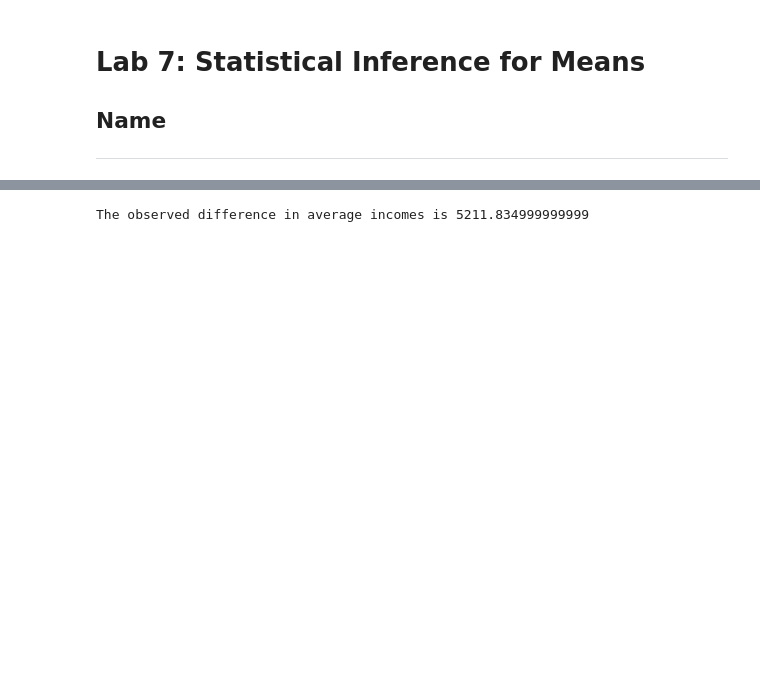
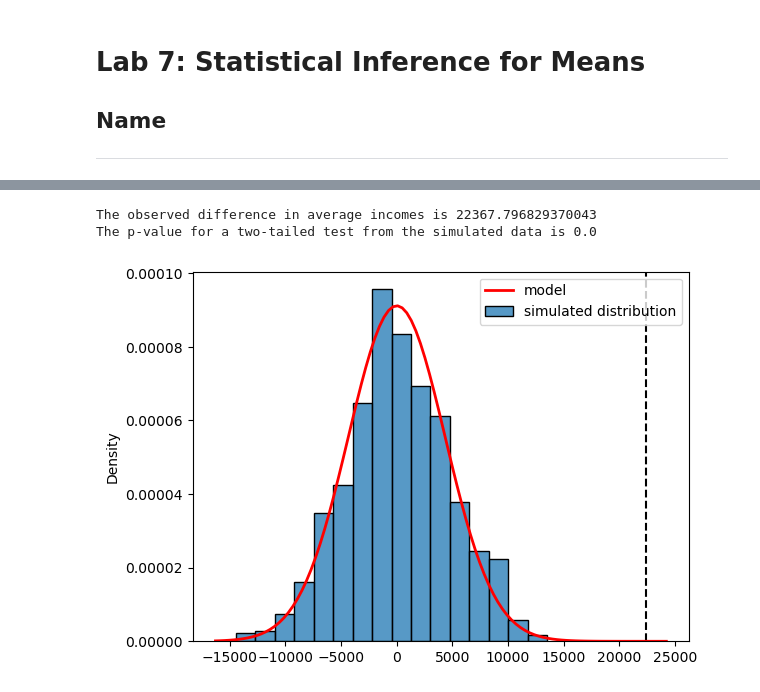
Before and after one commit to ProfessorRC3/IMS-Python-Labs, a Jupyter notebook: Lab 7.ipynb, the cells around one changed output, grey strips where cells are left out. Drawn from its saved outputs; the diff is of its cells as text; code cells hidden in the pictures; blank space fills up the shorter version.

```diff
--- a/Lab 7.ipynb
+++ b/Lab 7.ipynb
@@ -146,37 +159,39 @@ The p-value for a two-tailed test from the simulated data is 0.0
 
 census_sex_pi = pd.DataFrame().assign(sex=census['sex'], total_personal_income=census['total_personal_income'])
 census_clean = census_sex_pi.dropna(ignore_index=True)
 
-male_census = census_clean[census.sex == 'Male']
-female_census = census_clean[census.sex == 'Female']
+male_census = census_clean[census_clean.sex == 'Male']
+female_census = census_clean[census_clean.sex == 'Female']
 
 ave_male_income = male_census['total_personal_income'].mean()
 ave_female_income = female_census['total_personal_income'].mean()
 diff_ave = ave_male_income - ave_female_income
 print("The observed difference in average incomes is", diff_ave)
 
 sim_difference = []
 
 for x in range(1000):
     sim_one_mix = pd.DataFrame().assign(total_personal_income=census_clean['total_personal_income'], sex=census_clean['sex'].sample(frac=1, ignore_index=True))
     sim_difference.append(sim_one_mix[sim_one_mix.sex == 'Male']['total_personal_income'].mean() - sim_one_mix[sim_one_mix.sex == 'Female']['total_personal_income'].mean())
 
-ax = sns.histplot(data=sim_difference, bins=20, label="simulated distribution", stat='density')
+ax = sns.histplot(data=sim_difference, bins=16, label="simulated distribution", stat='density')
 ax.axvline(x = diff_ave, ymin = 0, ymax = 1, color = "black", linestyle = "dashed")
 
 n_male = census_clean['sex'].value_counts()[('Male')]
 n_female = census_clean['sex'].value_counts()[('Female')]
 
 x0, x1 = ax.get_xlim()
 x_pdf = np.linspace(x0, x1, 100)
 y_pdf = st.t.pdf(x_pdf, df=min(n_male, n_female)-1, loc=0, scale=(male_census['total_personal_income'].std()**2 / n_male + female_census['total_personal_income'].std()**2 / n_female)**0.5)
 
 ax.plot(x_pdf, y_pdf, 'red', lw=2, label='model')
 ax.legend()
 
 print("The p-value for a two-tailed test from the simulated data is", 2*len([i for i in sim_difference if i > diff_ave]) / len(sim_difference))
 # %% [output]
-The observed difference in average incomes is 5211.834999999999
+The observed difference in average incomes is 22367.796829370043
+The p-value for a two-tailed test from the simulated data is 0.0
+[figure, added]
 # %%
 bootstrap_difference_dist = []
 
```
Also changed, not shown: parts of 14 cells of this notebook, 15 other files.
